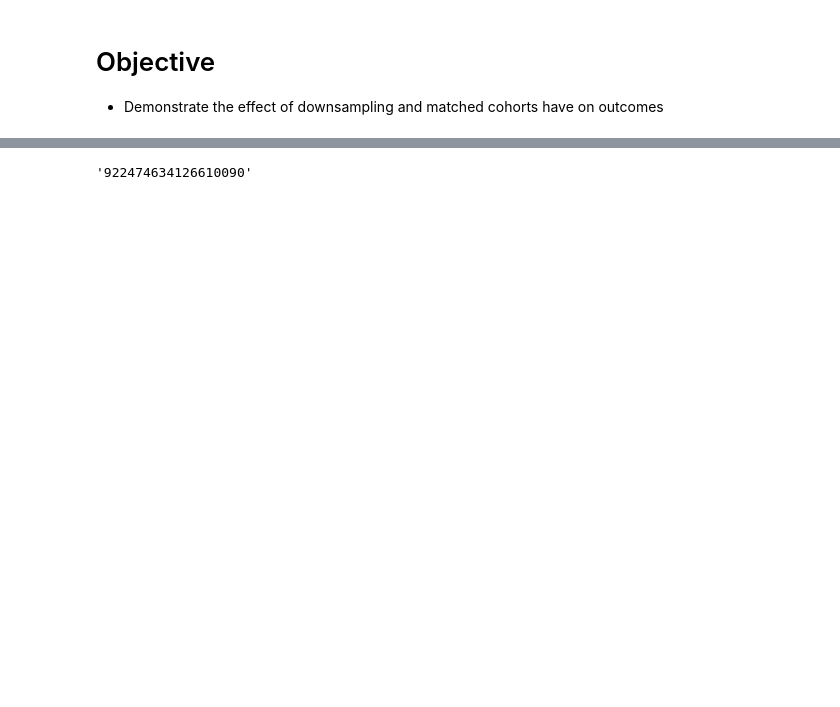
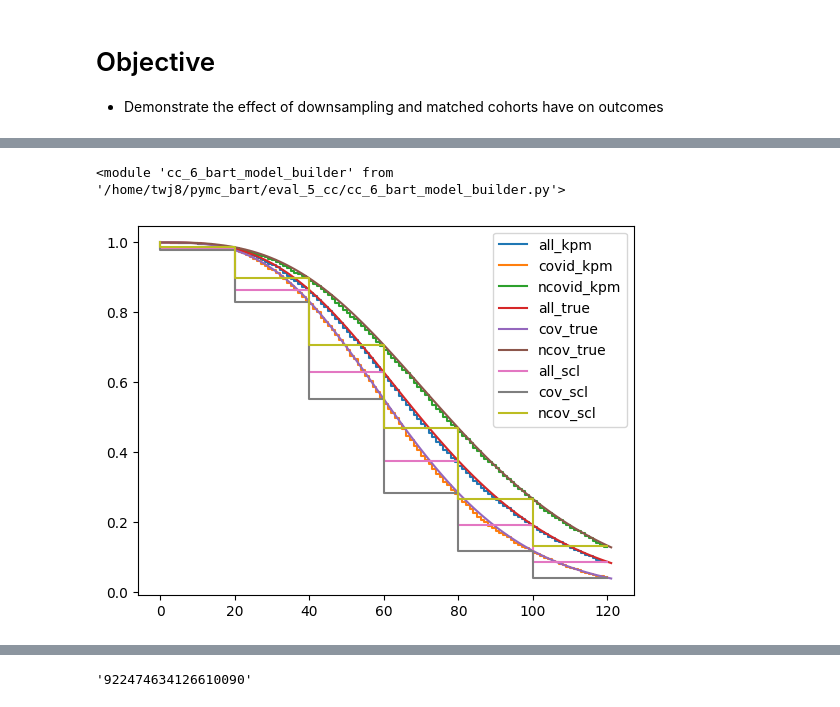
Before and after one commit to twj8CDC/PYMC_BART, a Jupyter notebook: eval_5_cc/cc_6_cohort_design_2.ipynb, the cells around one changed output, grey strips where cells are left out. Drawn from its saved outputs; the diff is of its cells as text; code cells hidden in the pictures; blank space fills up the shorter version.

Commit message:
pkg model

```diff
--- a/eval_5_cc/cc_6_cohort_design_2.ipynb
+++ b/eval_5_cc/cc_6_cohort_design_2.ipynb
@@ -246,0 +43,22 @@ www = np.repeat(weight, intl)
+# %%
+importlib.reload(ssf)
+importlib.reload(ut)
+importlib.reload(bmb)
+# %% [output]
+<module 'cc_6_bart_model_builder' from '/home/twj8/pymc_bart/eval_5_cc/cc_6_bart_model_builder.py'>
+# %%
+rng = np.random.default_rng(seed=990)
+# %%
+N = 10000
+X_VARS = 10
+VAR_CLASS = [2,10,3,1,2]
+VAR_PROB = [0.5, 0.5, 0.5, 0.5, 0.5]
+LAMBDA = "np.exp(-5 + .2*x_mat[:,0] + 0.01*np.log(x_mat[:,1]+0.00001) + 0.2*(x_mat[:,2] + x_mat[:,3] + x_mat[:,4]))"
+ALPHA_F = "3 + .1*x_mat[:,0]"
+eos = 120
+time_scale=20
+
+
+# get SV
+x_mat = ut.get_x_matrix(N=N, x_vars=X_VARS, VAR_CLASS=VAR_CLASS, VAR_PROB=VAR_PROB, rng=rng)
+t_event, status, x_mat, true, true_scale = ut.sim_surv(x_mat, LAMBDA, ALPHA_F, eos, time_scale=time_scale, return_full=True, rng = rng)
@@ -246,0 +69,4 @@ www = np.repeat(weight, intl)
+# %%
+ut.quick_kpm_true(x_mat, status, t_event, true, true_scale)
+# %% [output]
+[figure, added]
```
Also changed, not shown: parts of 103 cells of this notebook, 6 other files.
